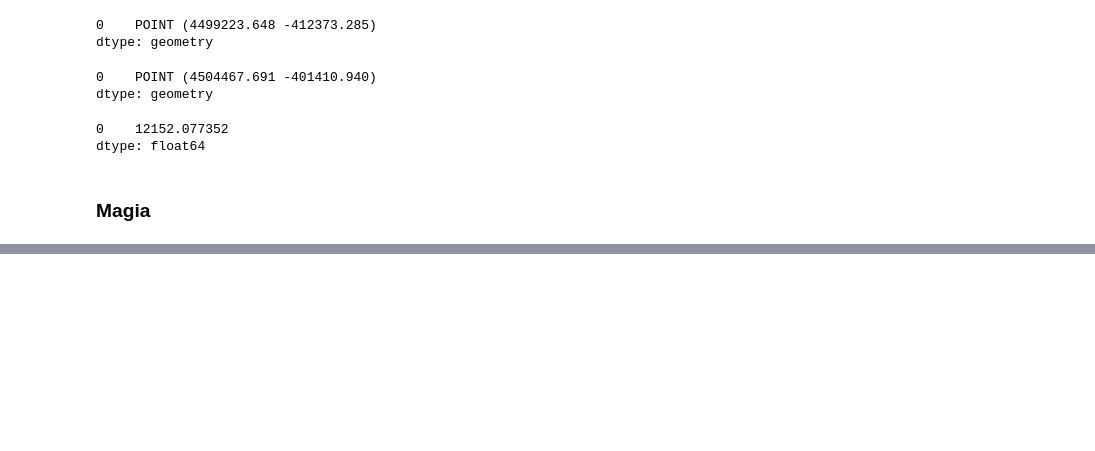
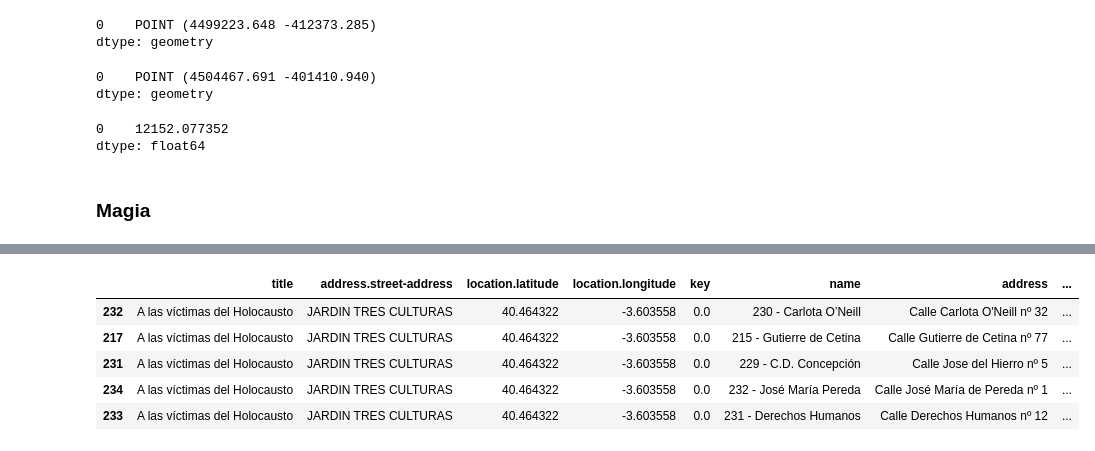
Before and after one commit to javiergispert/proyecto_m1, a Jupyter notebook: notebooks/Main.ipynb, the cells around one changed output, grey strips where cells are left out. Cells and saved outputs as stored; diff of their text form; code cells hidden in the pictures; blank space fills up the shorter version.

```diff
--- a/notebooks/Main.ipynb
+++ b/notebooks/Main.ipynb
@@ -286,0 +262,7 @@ KeyError: "None of [Float64Index([12152.077352437933], dtype='float64')] are in
+# %%
+%%time
+
+df_nuevo = df_monu.head(1)
+df_test = pd.concat([df_nuevo, df_bic], axis=1).ffill()
+df_test['Distancia'] = df_test.apply(lambda x: distance_meters(x['location.latitude'], x['location.longitude'], x['location.latitude.bic'], x['location.longitude.bic']), axis=1)
+zz = df_test.sort_values(by = 'Distancia')
@@ -286,0 +272,9 @@ KeyError: "None of [Float64Index([12152.077352437933], dtype='float64')] are in
+# %%
+zz.head(5)
+# %% [output]
+|  | title | address.street-address | location.latitude | location.longitude | key | name | address | ... |
+| 232 | A las víctimas del Holocausto | JARDIN TRES CULTURAS | 40.464322 | -3.603558 | 0.0 | 230 - Carlota O’Neill | Calle Carlota O'Neill nº 32 | ... |
+| 217 | A las víctimas del Holocausto | JARDIN TRES CULTURAS | 40.464322 | -3.603558 | 0.0 | 215 - Gutierre de Cetina | Calle Gutierre de Cetina nº 77 | ... |
+| 231 | A las víctimas del Holocausto | JARDIN TRES CULTURAS | 40.464322 | -3.603558 | 0.0 | 229 - C.D. Concepción | Calle Jose del Hierro nº 5 | ... |
+| 234 | A las víctimas del Holocausto | JARDIN TRES CULTURAS | 40.464322 | -3.603558 | 0.0 | 232 - José María Pereda | Calle José María de Pereda nº 1 | ... |
+| 233 | A las víctimas del Holocausto | JARDIN TRES CULTURAS | 40.464322 | -3.603558 | 0.0 | 231 - Derechos Humanos | Calle Derechos Humanos nº 12 | ... |
```
Also changed, not shown: parts of 23 cells of this notebook, 2 other files.
